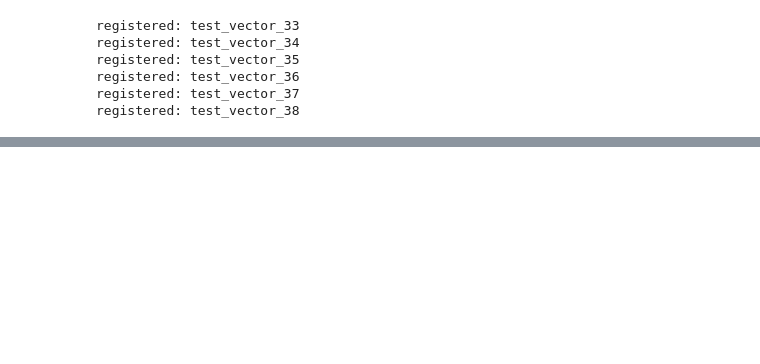
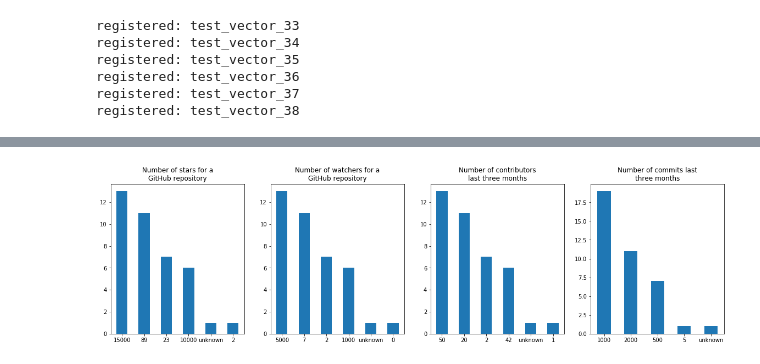
Before and after one commit to SAP/fosstars-rating-core, a Jupyter notebook: src/main/jupyter/oss/security/OssSecurityRatingTestVectors.ipynb, the cells around one changed output, grey strips where cells are left out. Drawn from its saved outputs; the diff is of its cells as text; code cells hidden in the pictures; blank space fills up the shorter version.

```diff
--- a/src/main/jupyter/oss/security/OssSecurityRatingTestVectors.ipynb
+++ b/src/main/jupyter/oss/security/OssSecurityRatingTestVectors.ipynb
@@ -944,0 +957,9 @@ array([[<matplotlib.axes._subplots.AxesSubplot object at 0x...>,
+# %%
+draw_hists([
+    'Number of stars for a GitHub repository',
+    'Number of watchers for a GitHub repository',
+    'Number of contributors last three months',
+    'Number of commits last three months'
+])
+# %% [output]
+[figure, added]
```
Also changed, not shown: parts of 7 cells of this notebook.
